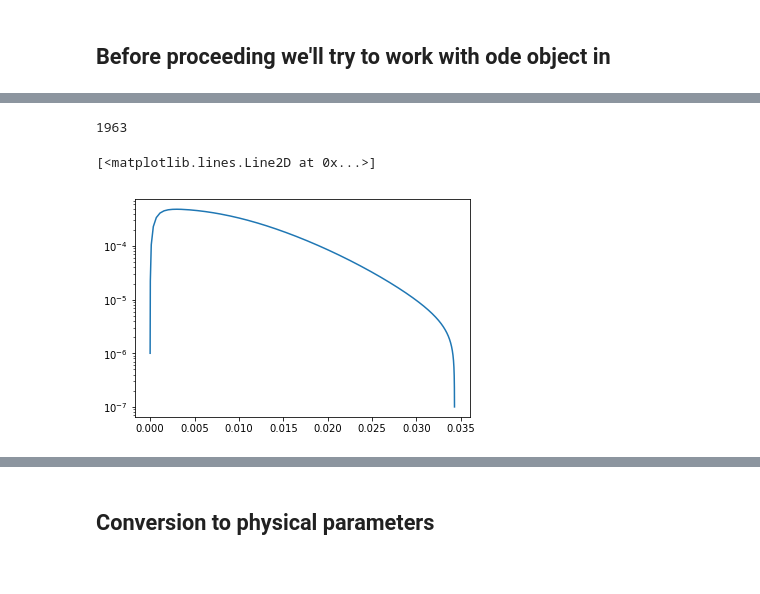
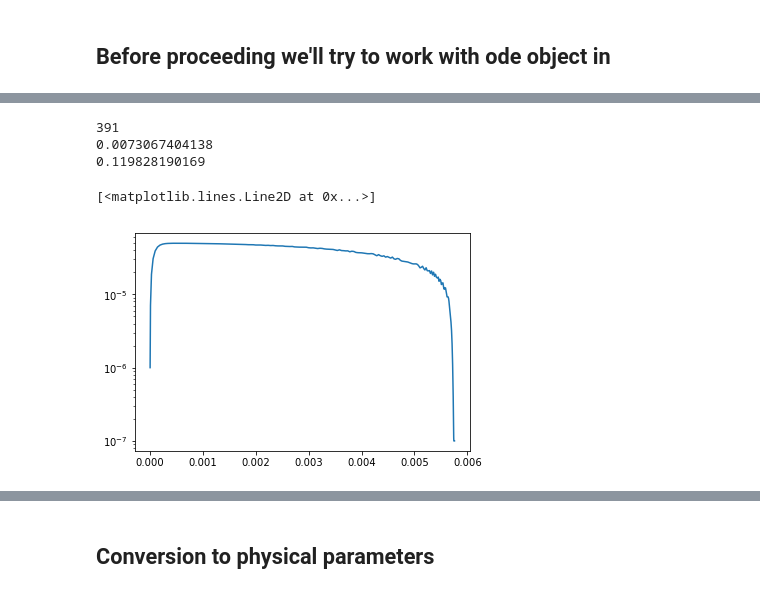
Before and after one commit to khaziev/sheath-models, a Jupyter notebook: zimmerman-sheath-prototype/zimmerman.ipynb, the cells around one changed output, grey strips where cells are left out. Cells and saved outputs as stored; diff of their text form; code cells hidden in the pictures.

```diff
--- a/zimmerman-sheath-prototype/zimmerman.ipynb
+++ b/zimmerman-sheath-prototype/zimmerman.ipynb
@@ -223,10 +319,19 @@ plt.legend()
-# %%
-print(len(steps))
-plt.semilogy(np.cumsum(steps), steps)
-# %% [output]
-1963
-[<matplotlib.lines.Line2D at 0x...>]
-[figure, removed]
+# %%
+print(len(steps))
+
+diff = np.diff(y, axis=0, n=1)
+print(np.std(diff))
+
+diff = np.std(np.diff(np.log(steps)))
+print(np.max(diff))
+
+plt.semilogy(np.cumsum(steps), steps)
+# %% [output]
+391
+0.0073067404138
+0.119828190169
+[<matplotlib.lines.Line2D at 0x...>]
+[figure, added]
 # %%
 np.cumsum(steps)
 # %% [output]
```
Also changed, not shown: parts of 11 cells of this notebook, 2 other files.
